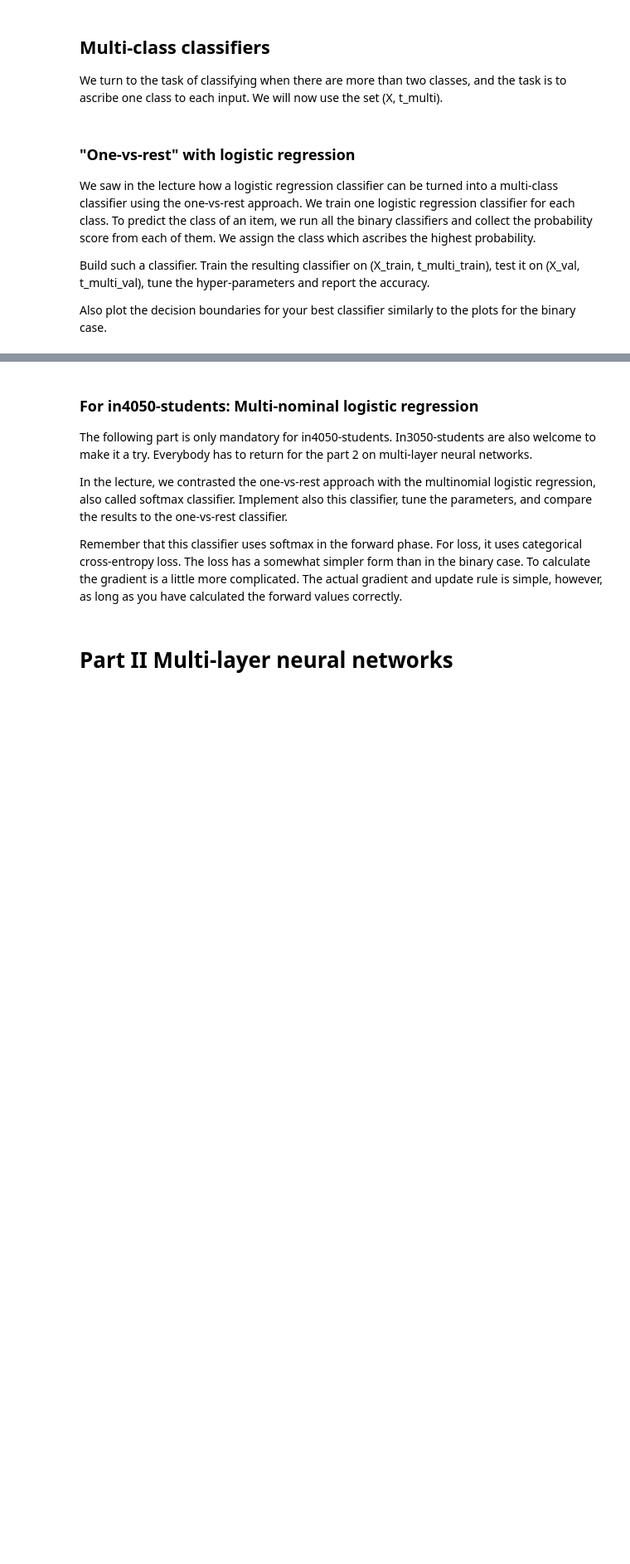
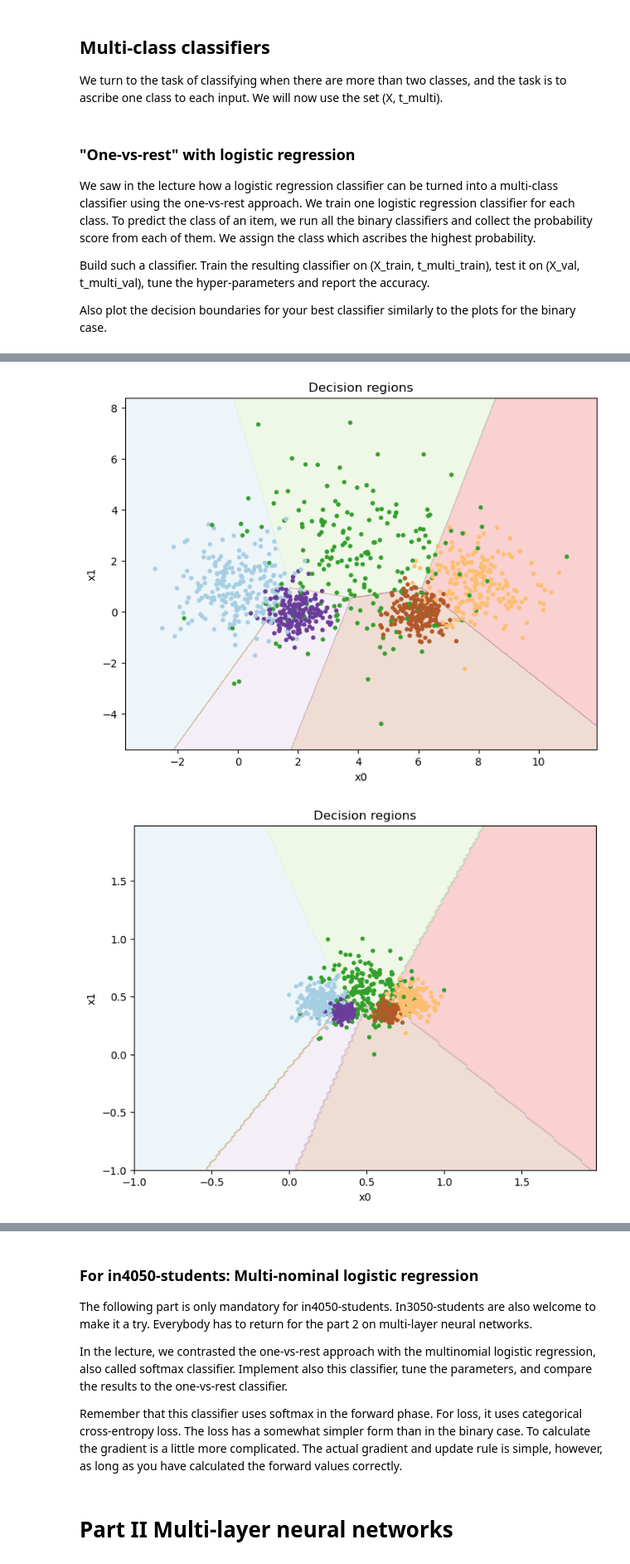
Before and after one commit to chrelerner/UiO-IN3050, a Jupyter notebook: in3050_in4050_2023_assignment_2/in3050_in4050_2023_assignment_2.ipynb, the cells around one changed output, grey strips where cells are left out. Shown at 83% size. Saved outputs shown, nothing was run; the diff lists cells and outputs as text; code cells hidden in the pictures; blank space fills up the shorter version.

Commit message:
Finished one vs rest. Decision boundaries were accurate.

```diff
--- a/in3050_in4050_2023_assignment_2/in3050_in4050_2023_assignment_2.ipynb
+++ b/in3050_in4050_2023_assignment_2/in3050_in4050_2023_assignment_2.ipynb
@@ -691,20 +680,20 @@ Build such a classifier. Train the resulting classifier on (X_train, t_multi_tra
 
 Also plot the decision boundaries for your best classifier similarly to the plots for the binary case.
 # %%
-class OneVRest(NumpyClassifier):
+class OneVsRest(NumpyClassifier):
 
     def fit(self, X_train, t_multi_train, eta = 0.01, epochs=100000, X_val=[], t_multi_val=[], tol=0.000005, n_epochs_no_update=10):
         self.classifiers = []
 
         for decision in range(0, 5):
             # Makes the training sets binary.
-            t_train_inner = split_training_set(t_multi_train, decision)
-            t_val_inner = split_training_set(t_multi_val, decision)
+            t_train_inner = self.split_training_set(t_multi_train, decision)
+            t_val_inner = self.split_training_set(t_multi_val, decision)
 
             # Trains a binary logistic regression classifier on the binary sets.
             cl_logi_inner = NumpyLogReg()
-            cl_logi_inner.fit(X_train, t_train, eta=eta, epochs=epochs,
-                              X_val=X_val, t_val=t_val, tol=tol, n_epochs_no_update=n_epochs_no_update)
+            cl_logi_inner.fit(X_train, t_train_inner, eta=eta, epochs=epochs,
+                              X_val=X_val, t_val=t_val_inner, tol=tol, n_epochs_no_update=n_epochs_no_update)
 
             # Appends the weights to the total list of weights.
             self.classifiers.append(cl_logi_inner)
@@ -716,7 +705,7 @@ class OneVRest(NumpyClassifier):
 
     def predict(self, X):
 
-        probabilites_list = []
+        list_of_probabilities_list = []
 
         for i in range(0, 5):
             list_of_probabilities = self.classifiers[i].predict_probability(X)
@@ -745,0 +735,9 @@ NameError: name 'NumpyClassifier' is not defined
+# %%
+standard_epochs = 100000
+standard_eta = 0.01
+
+for tol in [0.5, 0.05, 0.005, 0.0005, 0.00005, 0.000005]:
+    cl_tune = OneVsRest()
+    cl_tune.fit(X_train_scaled, t_multi_train, eta=standard_eta, epochs=standard_epochs, X_val=X_val_scaled, t_multi_val=t_multi_val, tol=tol, n_epochs_no_update = 10)
+    print("Learning rate: {:7}  tol: {:4}  Accuracy: {}".format(
+        0.01, tol, accuracy(cl_tune.predict(X_val_scaled), t_multi_val)))
@@ -745,0 +751,9 @@ NameError: name 'NumpyClassifier' is not defined
+# %%
+best_tol_scaled = 0.000005
+
+for eta in [1, 0.1, 0.01, 0.001, 0.0001, 0.00001]:
+    cl_tune = OneVsRest()
+    cl_tune.fit(X_train_scaled, t_multi_train, eta=eta, epochs=standard_epochs, X_val=X_val_scaled, t_multi_val=t_multi_val, tol=best_tol_scaled, n_epochs_no_update = 10)
+    #print(cl_tune.loss_train)
+    print("Learning rate: {:7}  tol: {:4}  Accuracy: {}".format(
+        eta, best_tol_scaled, accuracy(cl_tune.predict(X_val_scaled), t_multi_val)))
@@ -745,0 +773,15 @@ NameError: name 'NumpyClassifier' is not defined
+# %%
+cl_multi_unscaled = OneVsRest()
+cl_multi_unscaled.fit(X_train, t_multi_train, eta=0.1, epochs=standard_epochs,
+             X_val=X_val, t_multi_val=t_multi_val, tol=0.000005, n_epochs_no_update = 10)
+
+
+cl_multi_scaled = OneVsRest()
+cl_multi_scaled.fit(X_train_scaled, t_multi_train, eta=0.1, epochs=standard_epochs,
+             X_val=X_val_scaled, t_multi_val=t_multi_val, tol=0.000005, n_epochs_no_update = 10)
+# %%
+plot_decision_regions(X_train, t_multi_train, cl_multi_unscaled)
+plot_decision_regions(X_train_scaled, t_multi_train, cl_multi_scaled)
+# %% [output]
+[figure, added]
+[figure, added]
```
Also changed, not shown: parts of 7 cells of this notebook.
